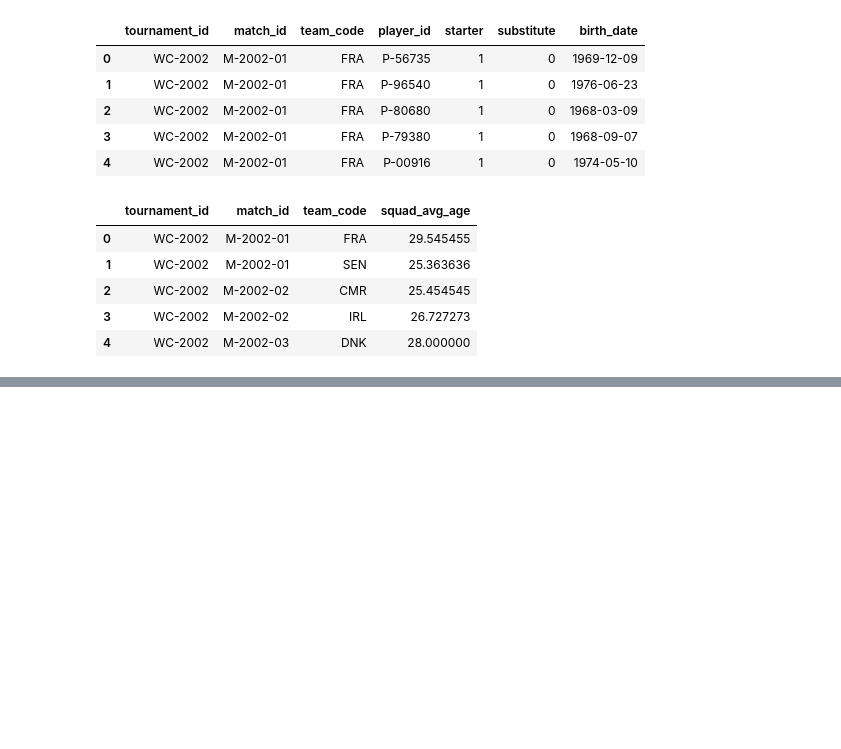
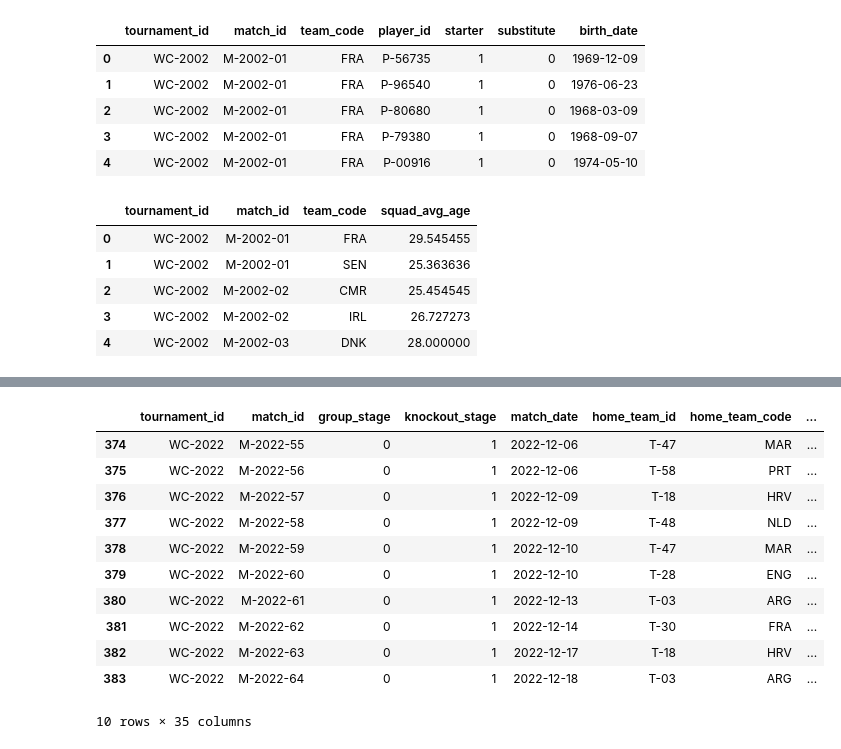
Before and after one commit to tonyinarula/World-Cup-2026-Predictive-Analysis, a Jupyter notebook: analysis.ipynb, the cells around one changed output, grey strips where cells are left out. Drawn from its saved outputs; the diff is of its cells as text; code cells hidden in the pictures; blank space fills up the shorter version.

```diff
--- a/analysis.ipynb
+++ b/analysis.ipynb
@@ -622,0 +659,57 @@ match_table.head()
+# %%
+home = match_table[match_table['group_stage'] == 1][
+    ['tournament_id', 'match_id', 'match_date', 'home_team_code', 'home_team_win', 'draw']
+].rename(columns={
+    'home_team_code': 'team_code',
+    'home_team_win': 'win'
+})
+
+away = match_table[match_table['group_stage'] == 1][
+    ['tournament_id', 'match_id', 'match_date', 'away_team_code', 'away_team_win', 'draw']
+].rename(columns={
+    'away_team_code': 'team_code',
+    'away_team_win': 'win'
+})
+
+team_group_matches = pd.concat([home, away]).sort_values(['tournament_id', 'team_code', 'match_date'])
+
+team_group_matches['points'] = team_group_matches['win'] * 3 + team_group_matches['draw'] * 1
+# %%
+team_group_matches['cumulative_points'] = (team_group_matches
+    .groupby(['tournament_id', 'team_code'])['points']
+    .transform(lambda x: x.shift(1).cumsum())
+)
+# %%
+match_table = (match_table
+    .merge(
+        team_group_matches[['tournament_id', 'match_id', 'team_code', 'cumulative_points']]
+        .rename(columns={
+            'team_code': 'home_team_code',
+            'cumulative_points': 'home_group_points'
+        }),
+        on=['tournament_id', 'match_id', 'home_team_code'], how='left'
+    )
+    .merge(
+        team_group_matches[['tournament_id', 'match_id', 'team_code', 'cumulative_points']]
+        .rename(columns={
+            'team_code': 'away_team_code',
+            'cumulative_points': 'away_group_points'
+        }),
+        on=['tournament_id', 'match_id', 'away_team_code'], how='left'
+    )
+)
+# %%
+match_table.tail(10)
+# %% [output]
+|  | tournament_id | match_id | group_stage | knockout_stage | match_date | home_team_id | home_team_code | ... |
+| 374 | WC-2022 | M-2022-55 | 0 | 1 | 2022-12-06 | T-47 | MAR | ... |
+| 375 | WC-2022 | M-2022-56 | 0 | 1 | 2022-12-06 | T-58 | PRT | ... |
+| 376 | WC-2022 | M-2022-57 | 0 | 1 | 2022-12-09 | T-18 | HRV | ... |
+| 377 | WC-2022 | M-2022-58 | 0 | 1 | 2022-12-09 | T-48 | NLD | ... |
+| 378 | WC-2022 | M-2022-59 | 0 | 1 | 2022-12-10 | T-47 | MAR | ... |
+| 379 | WC-2022 | M-2022-60 | 0 | 1 | 2022-12-10 | T-28 | ENG | ... |
+| 380 | WC-2022 | M-2022-61 | 0 | 1 | 2022-12-13 | T-03 | ARG | ... |
+| 381 | WC-2022 | M-2022-62 | 0 | 1 | 2022-12-14 | T-30 | FRA | ... |
+| 382 | WC-2022 | M-2022-63 | 0 | 1 | 2022-12-17 | T-18 | HRV | ... |
+| 383 | WC-2022 | M-2022-64 | 0 | 1 | 2022-12-18 | T-03 | ARG | ... |
+10 rows × 35 columns
```
Also changed, not shown: parts of 25 cells of this notebook.
